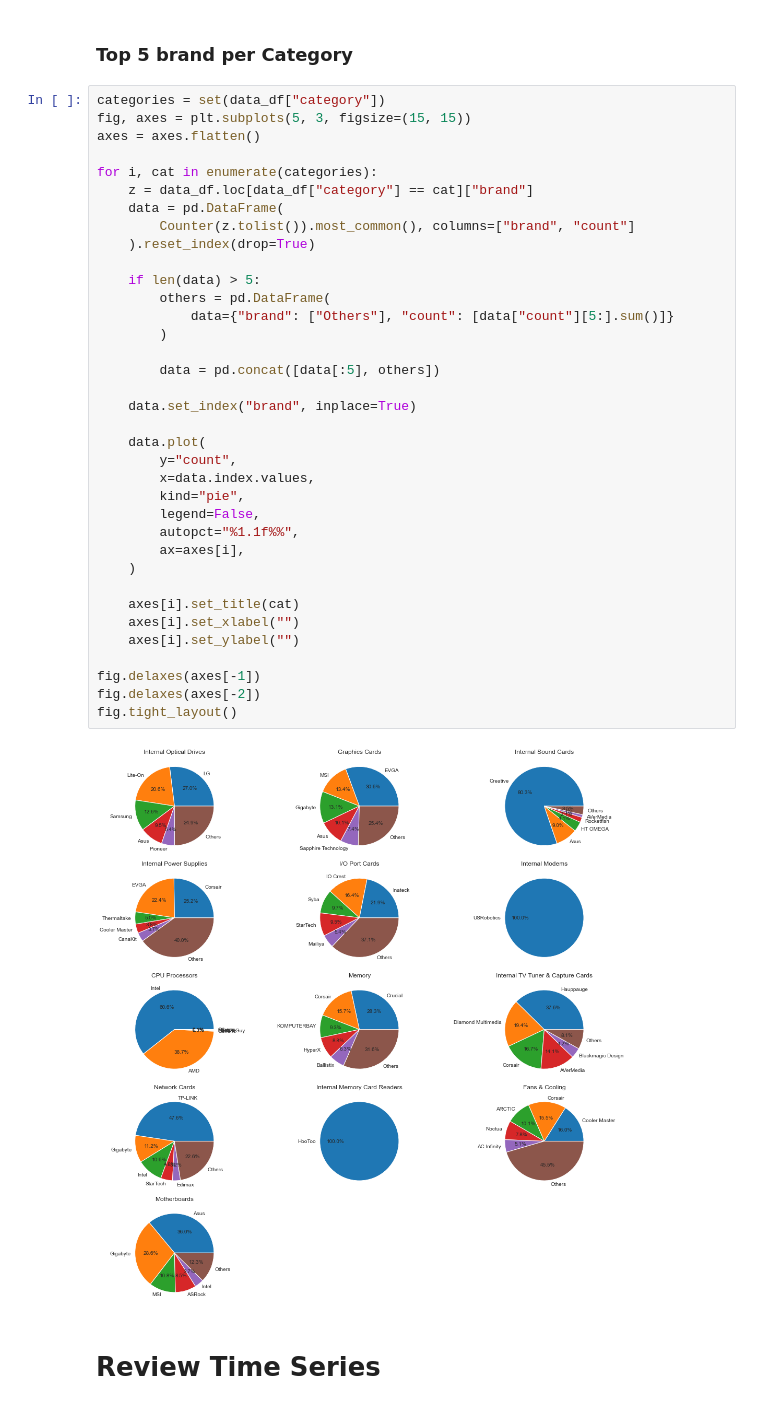
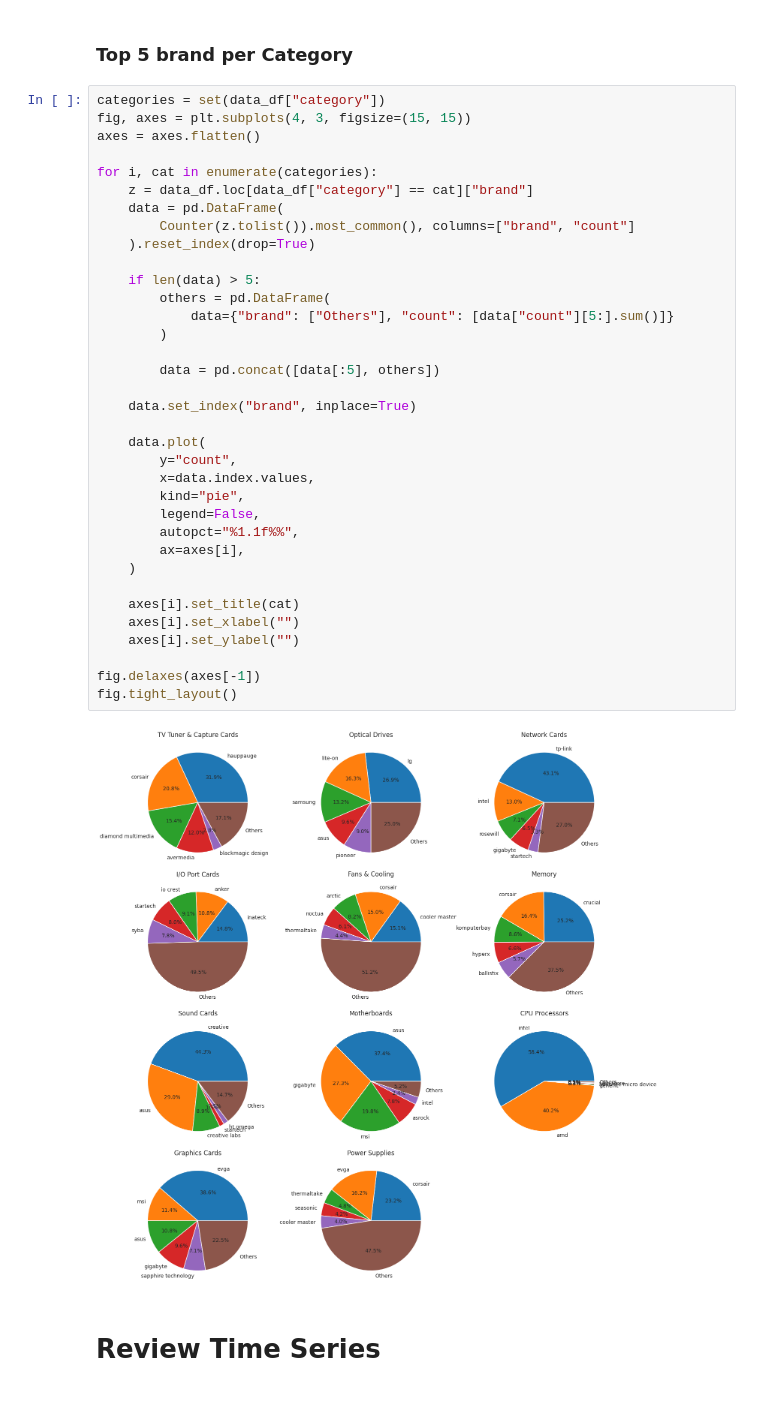
Before and after one commit to saiteki-kai/amazon-reviews, a Jupyter notebook: notebooks/02_analysis.ipynb, the cells around one changed output. Saved outputs shown, nothing was run; the diff lists cells and outputs as text.

```diff
--- a/notebooks/02_analysis.ipynb
+++ b/notebooks/02_analysis.ipynb
@@ -156,42 +111,41 @@ w.to_image()
 ### Top 5 brand per Category
 # %%
 categories = set(data_df["category"])
-fig, axes = plt.subplots(5, 3, figsize=(15, 15))
+fig, axes = plt.subplots(4, 3, figsize=(15, 15))
 axes = axes.flatten()
 
 for i, cat in enumerate(categories):
     z = data_df.loc[data_df["category"] == cat]["brand"]
     data = pd.DataFrame(
         Counter(z.tolist()).most_common(), columns=["brand", "count"]
     ).reset_index(drop=True)
 
     if len(data) > 5:
         others = pd.DataFrame(
             data={"brand": ["Others"], "count": [data["count"][5:].sum()]}
         )
 
         data = pd.concat([data[:5], others])
 
     data.set_index("brand", inplace=True)
 
     data.plot(
         y="count",
         x=data.index.values,
         kind="pie",
         legend=False,
         autopct="%1.1f%%",
         ax=axes[i],
     )
 
     axes[i].set_title(cat)
     axes[i].set_xlabel("")
     axes[i].set_ylabel("")
 
 fig.delaxes(axes[-1])
-fig.delaxes(axes[-2])
 fig.tight_layout()
 # %% [output]
-[figure, old version]
+[figure, new version]
 # %% [markdown]
 # Review Time Series
 # %%
```
Also changed, not shown: parts of 36 cells of this notebook, 2 other files.
